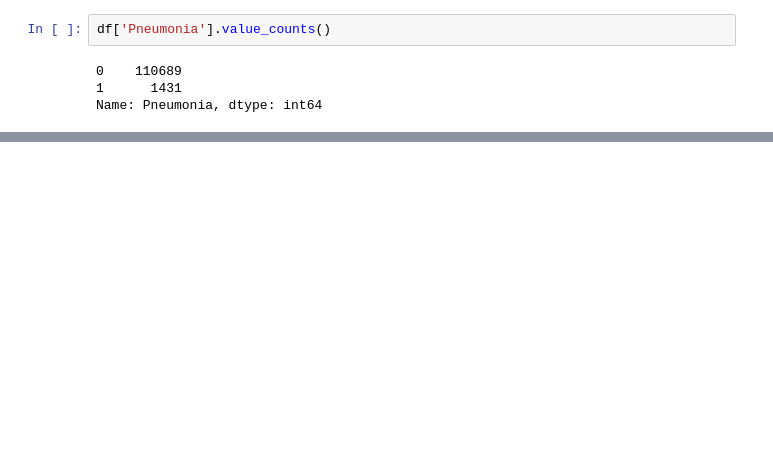
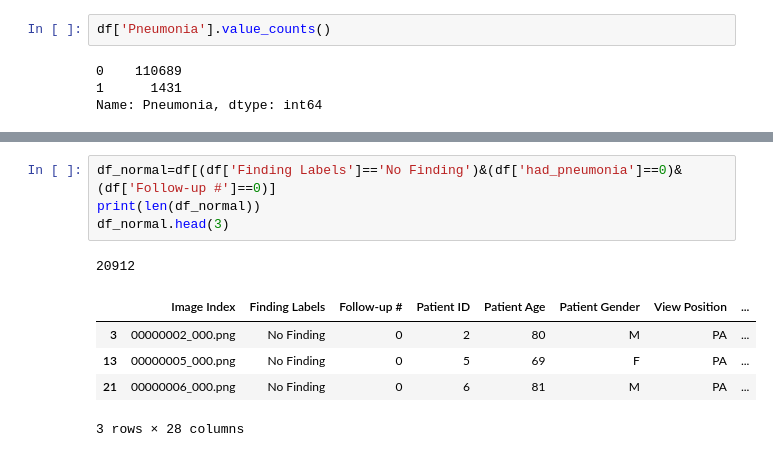
Before and after one commit to KarimSakr99/Project_Pneumonia, a Jupyter notebook: Pneumonia_eda.ipynb, the cells around one changed output, grey strips where cells are left out. Cells and saved outputs as stored; diff of their text form; blank space fills up the shorter version.

```diff
--- a/Pneumonia_eda.ipynb
+++ b/Pneumonia_eda.ipynb
@@ -108,0 +139,11 @@ df[df['had_pneumonia']==0]['Patient ID'].nunique()
+# %%
+df_normal=df[(df['Finding Labels']=='No Finding')&(df['had_pneumonia']==0)&(df['Follow-up #']==0)]
+print(len(df_normal))
+df_normal.head(3)
+# %% [output]
+20912
+|  | Image Index | Finding Labels | Follow-up # | Patient ID | Patient Age | Patient Gender | View Position | ... |
+| 3 | 00000002_000.png | No Finding | 0 | 2 | 80 | M | PA | ... |
+| 13 | 00000005_000.png | No Finding | 0 | 5 | 69 | F | PA | ... |
+| 21 | 00000006_000.png | No Finding | 0 | 6 | 81 | M | PA | ... |
+3 rows × 28 columns
```
Also changed, not shown: parts of 30 cells of this notebook.
